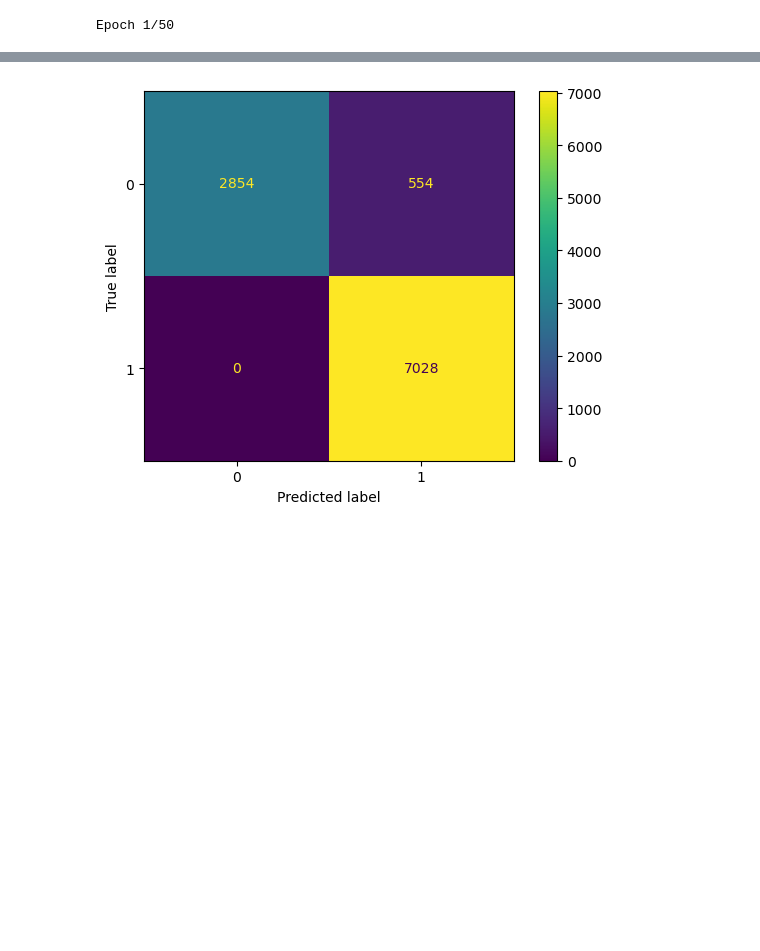
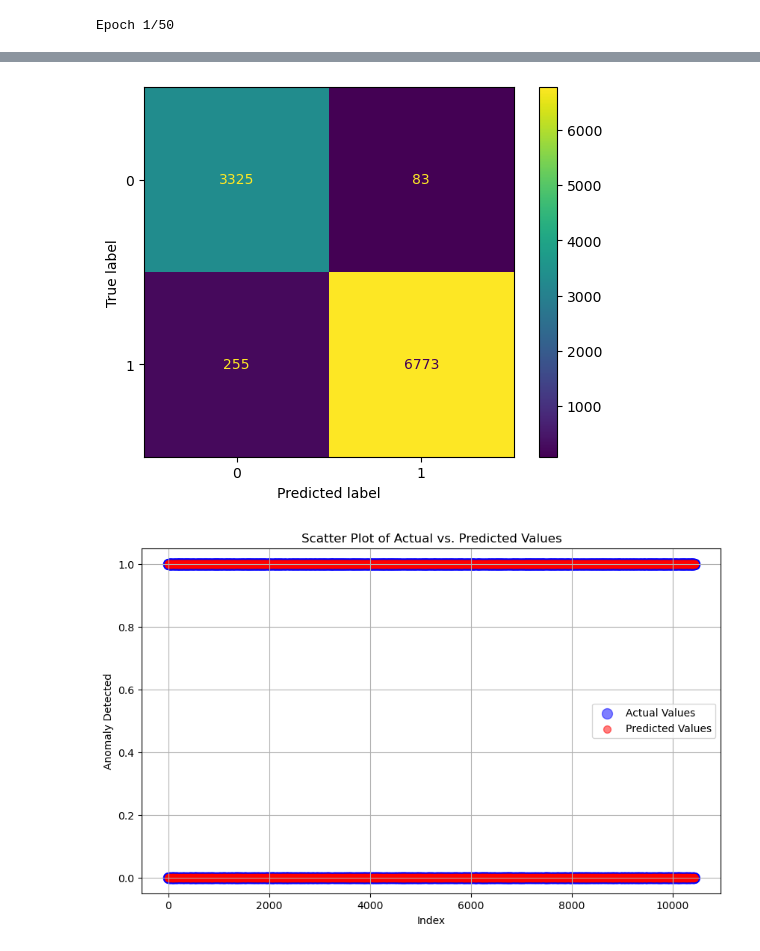
Before and after one commit to sebhatgg/DSE, a Jupyter notebook: test_MAADM.ipynb, the cells around one changed output, grey strips where cells are left out. Saved outputs shown, nothing was run; the diff lists cells and outputs as text; code cells hidden in the pictures; blank space fills up the shorter version.

```diff
--- a/test_MAADM.ipynb
+++ b/test_MAADM.ipynb
@@ -147,7 +147,7 @@ class AnomalyDetection:
         y_cont = self.data['res_rate']
         y = np.where(y_cont > 0.1, 1, 0)  # Binarize based on the threshold
 
-        selector = SelectKBest(f_classif, k=5) # this one makes a difference on the model's performance when it is changed
+        selector = SelectKBest(f_classif, k=4) # this one makes a difference on the model's performance when it is changed
         X_selected = selector.fit_transform(X, y)
 
 
@@ -196,6 +196,25 @@ class AnomalyDetection:
         disp.plot()
         plt.show()
 
+
+
+        # Indices where the actual anomalies are present
+        actual_anomalies = np.where(self.y_test == 1)[0]
+
+        # Indices where anomalies are predicted
+        predicted_anomalies = np.where(y_pred == 1)[0]
+
+        plt.figure(figsize=(10, 6))
+        plt.scatter(range(len(self.y_test)), self.y_test, color='blue', label='Actual Values', alpha=0.5, s=100)
+        plt.scatter(range(len(y_pred)), y_pred, color='red', label='Predicted Values', marke alpha=0.5, s=50)
+        plt.title('Scatter Plot of Actual vs. Predicted Values')
+        plt.xlabel('Index')
+        plt.ylabel('Anomaly Detected')
+        plt.legend()
+        plt.grid(True)
+        plt.show()
+
+
 # Usage
 ad = AnomalyDetection()
 ad.preprocess()
@@ -223 +242,2 @@ Precision: 0.927, Recall: 1.000, F1 Score: 0.962
-[figure, old version]
+[figure, new version]
+[figure, added]
```
Also changed, not shown: parts of 4 cells of this notebook.
